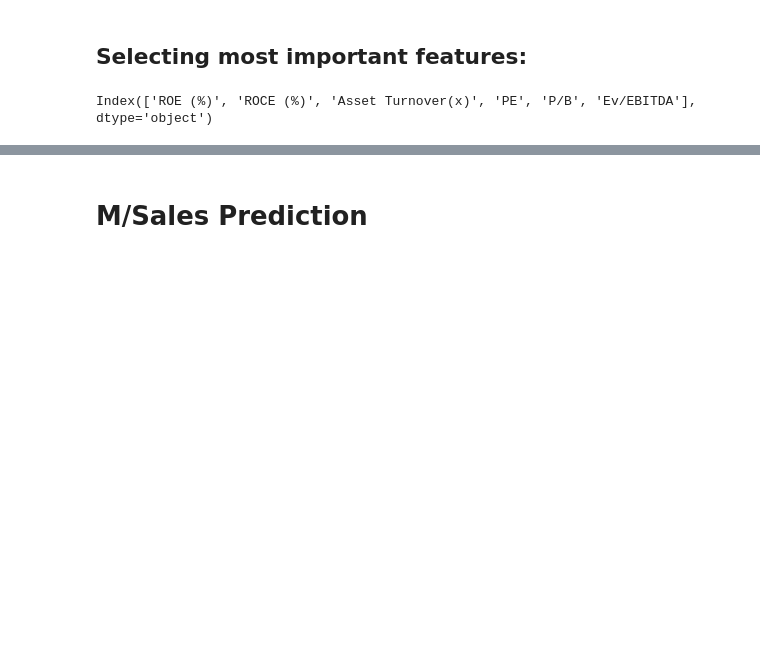
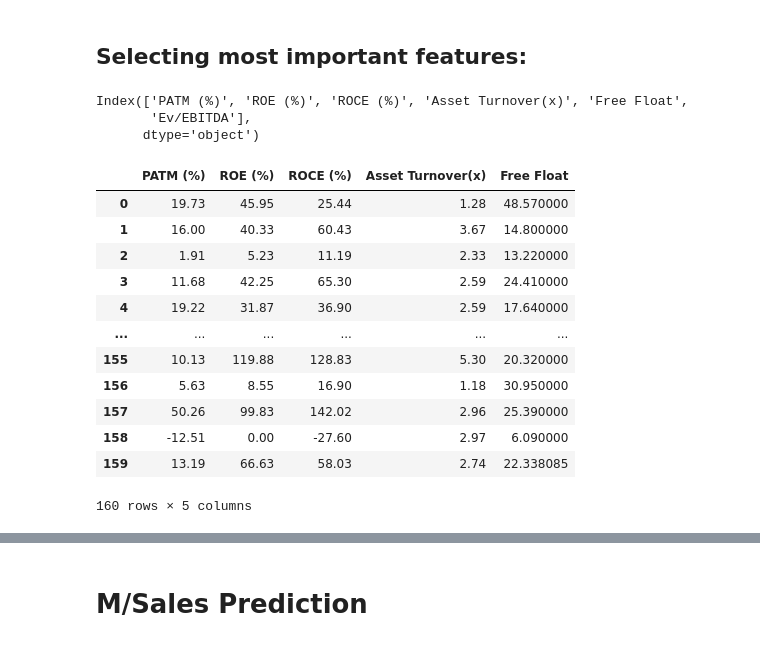
Before and after one commit to RohanTrix/Stock-market-predictor, a Jupyter notebook: MNC_Day2.ipynb, the cells around one changed output, grey strips where cells are left out. Drawn from its saved outputs; the diff is of its cells as text; code cells hidden in the pictures; blank space fills up the shorter version.

```diff
--- a/MNC_Day2.ipynb
+++ b/MNC_Day2.ipynb
@@ -81,8 +77,10 @@ plt.show()
 ## Selecting most important features:
 # %%
 cor_target = abs(cor["Ev/EBITDA"])
-relevant_features = cor_target[cor_target>0.1]
+relevant_features = cor_target[cor_target>0.075]
 relevant_features.index
 # %% [output]
-Index(['ROE (%)', 'ROCE (%)', 'Asset Turnover(x)', 'PE', 'P/B', 'Ev/EBITDA'], dtype='object')
+Index(['PATM (%)', 'ROE (%)', 'ROCE (%)', 'Asset Turnover(x)', 'Free Float',
+       'Ev/EBITDA'],
+      dtype='object')
 # %%
@@ -90 +88,17 @@ X,y = data1[['ROE (%)', 'ROCE (%)', 'Asset Turnover(x)', 'PE', 'P/B']], data1['E
+# %%
+X
+# %% [output]
+|  | PATM (%) | ROE (%) | ROCE (%) | Asset Turnover(x) | Free Float |
+| 0 | 19.73 | 45.95 | 25.44 | 1.28 | 48.570000 |
+| 1 | 16.00 | 40.33 | 60.43 | 3.67 | 14.800000 |
+| 2 | 1.91 | 5.23 | 11.19 | 2.33 | 13.220000 |
+| 3 | 11.68 | 42.25 | 65.30 | 2.59 | 24.410000 |
+| 4 | 19.22 | 31.87 | 36.90 | 2.59 | 17.640000 |
+| ... | ... | ... | ... | ... | ... |
+| 155 | 10.13 | 119.88 | 128.83 | 5.30 | 20.320000 |
+| 156 | 5.63 | 8.55 | 16.90 | 1.18 | 30.950000 |
+| 157 | 50.26 | 99.83 | 142.02 | 2.96 | 25.390000 |
+| 158 | -12.51 | 0.00 | -27.60 | 2.97 | 6.090000 |
+| 159 | 13.19 | 66.63 | 58.03 | 2.74 | 22.338085 |
+160 rows × 5 columns
 # %%
```
Also changed, not shown: parts of 20 cells of this notebook.
